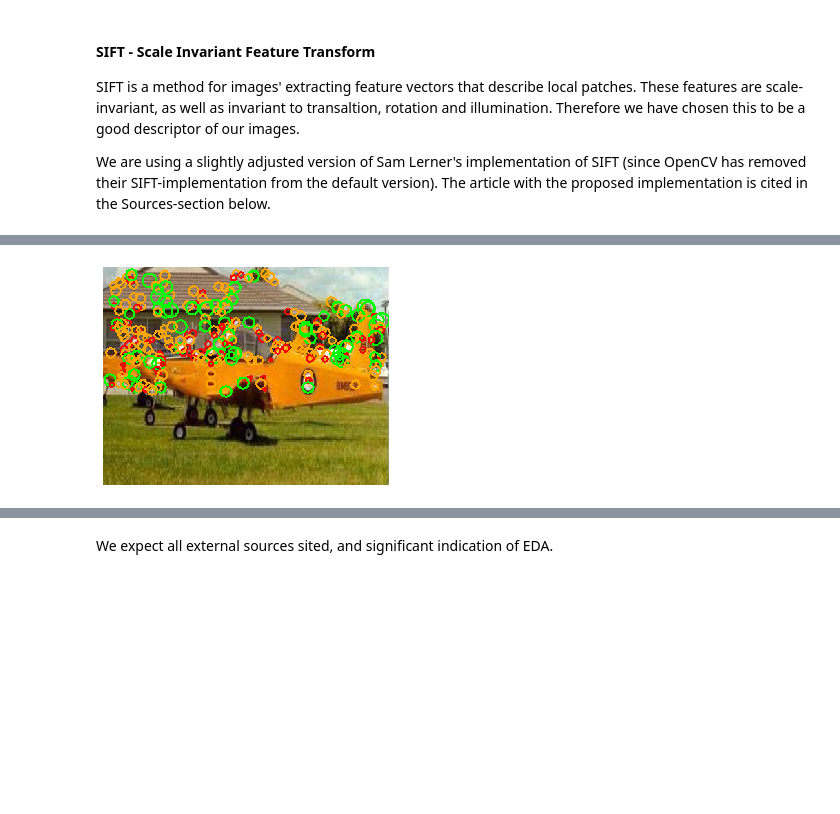
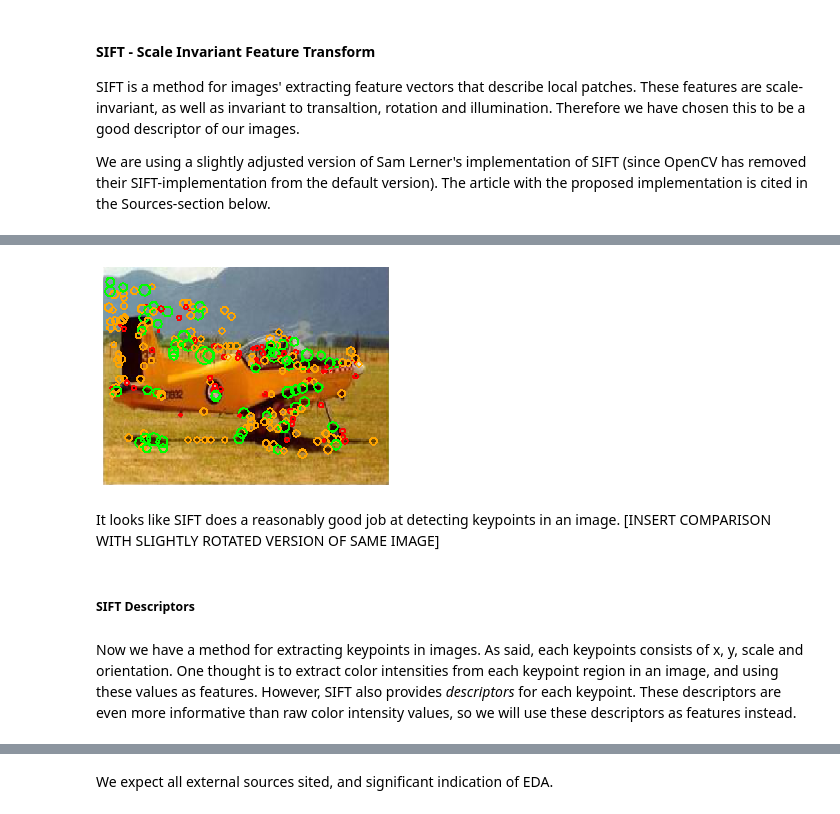
Before and after one commit to henrhoi/image-classification, a Jupyter notebook: GradProject_NB2.ipynb, the cells around one changed output, grey strips where cells are left out. Cells and saved outputs as stored; diff of their text form; code cells hidden in the pictures; blank space fills up the shorter version.

```diff
--- a/GradProject_NB2.ipynb
+++ b/GradProject_NB2.ipynb
@@ -358,7 +359,7 @@ def get_gray_histogram(image):
 f, axes = plt.subplots(figsize=(20,4), ncols=2, nrows=1)
 
 # Showing the grayed image
-image_with_label = training_data.loc[mo, ['Scaled_Image', 'Label']]
+image_with_label = training_data.loc[53, ['Scaled_Image', 'Label']]
 image, label = image_with_label['Scaled_Image'], image_with_label['Label']
 
 axes[0].imshow(get_grayed_image(image), cmap='gray')
@@ -559,38 +533,45 @@ plt.show(block=True)
 # %%
 from sklearn.preprocessing import MinMaxScaler
 
+def visualize_keypoints(img):
+    sift = SIFT()
+    sift.set_image(img)
+    kps = sift.get_keypoints() # [[x,y,scale (radius), orientation]...]
+    radiuses = []
+    for kp in kps:
+        radiuses.extend(kp[:,2])
 
-img = training_data["Scaled_Image"].iloc[3].copy()
-sift = SIFT(img)
-kps = sift.get_keypoints() # [[x,y,s, offset]...]
-desc = np.array(sift.get_features()) # [float64, ...]
+    # Normalize radiuses
+    min_max_scaler = MinMaxScaler()
+    radiuses_norm = min_max_scaler.fit_transform(np.reshape(radiuses, (-1, 1)))[:,0]
+    rad_info = pd.Series(radiuses_norm).describe()
 
-radiuses = []
-for kp in kps:
-    radiuses.extend(kp[:,2])
+    colors = [(255,0,0), (255,165,0), (0,255,0)]
+    used_colors = []
 
-# Normalize radiuses
-min_max_scaler = MinMaxScaler()
-radiuses_norm = min_max_scaler.fit_transform(np.reshape(radiuses, (-1, 1)))[:,0]
-rad_desc = pd.Series(radiuses_norm).describe()
+    i, limit = 0, 200
+    for orientation in kps:
+        for kp in orientation:
+            s = radiuses_norm[i]
+            rgb = colors[0] if s < rad_info["25%"] else colors[1] if s < rad_info["75%"] else colors[2]
+            used_colors.append(rgb)
+            color = int(radiuses_norm[i]*255)
+            cv2.circle(img, (int(kp[0]),int(kp[1])), int(12*s), rgb, 2)
+            i += 1
+            #if i == limit:
+             #   break
 
-colors = [(255,0,0), (255,165,0), (0,255,0)]
-used_colors = []
+    plt.imshow(img)
+    plt.axis("off");
 
-i, limit = 0, 200
-for partition in kps:
-    for kp in partition:
-        s = radiuses_norm[i]
-        rgb = colors[0] if s < rad_desc["25%"] else colors[1] if s < rad_desc["75%"] else colors[2]
-        used_colors.append(rgb)
-        color = int(radiuses_norm[i]*255)
-        cv2.circle(img, (int(kp[0]),int(kp[1])), int(12*s), rgb, 2)
-        i += 1
-        if i == limit:
-            break
-
-
-plt.imshow(img)
-plt.axis("off");
+img = training_data["Scaled_Image"][2].copy()
+visualize_keypoints(img)
 # %% [output]
-[figure, old version]
+[figure, new version]
+# %% [markdown]
+It looks like SIFT does a reasonably good job at detecting keypoints in an image.
+[INSERT COMPARISON WITH SLIGHTLY ROTATED VERSION OF SAME IMAGE]
+# %% [markdown]
+##### SIFT Descriptors
+# %% [markdown]
+Now we have a method for extracting keypoints in images. As said, each keypoints consists of x, y, scale and orientation. One thought is to extract color intensities from each keypoint region in an image, and using these values as features. However, SIFT also provides *descriptors* for each keypoint. These descriptors are even more informative than raw color intensity values, so we will use these descriptors as features instead.
```
Also changed, not shown: parts of 58 cells of this notebook, 2 other files.
